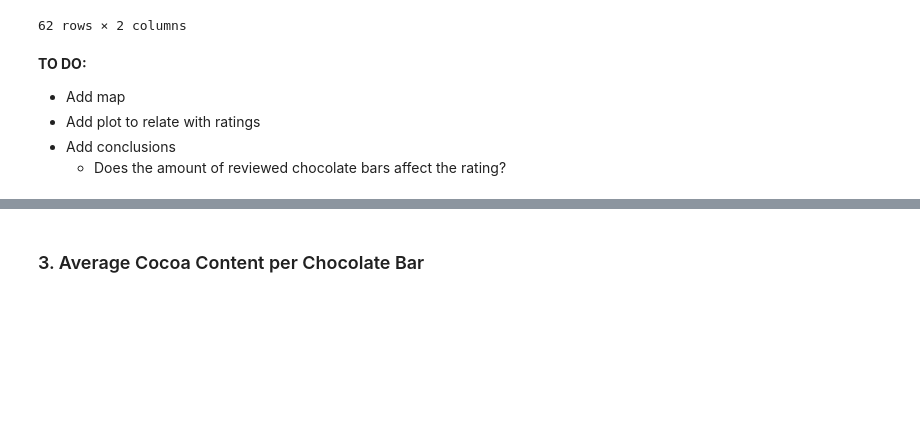
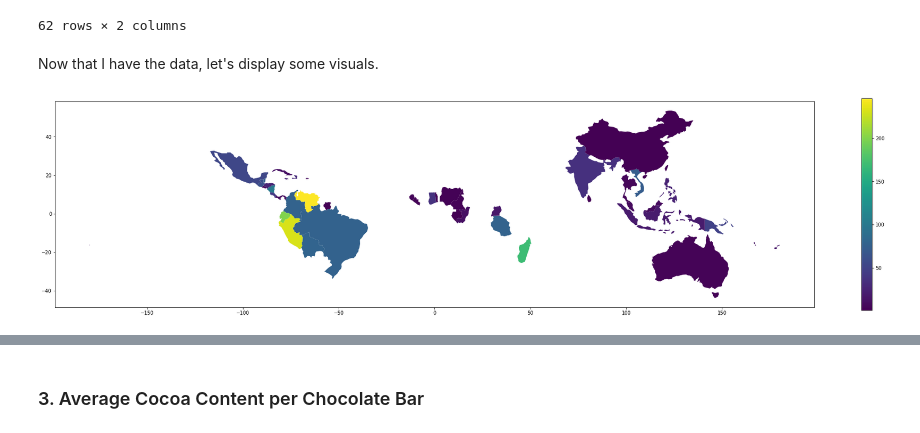
Before and after one commit to Maria-Inigo/Chocolate-Bars, a Jupyter notebook: Notebooks/2-EDA.ipynb, the cells around one changed output, grey strips where cells are left out. Cells and saved outputs as stored; diff of their text form; code cells hidden in the pictures; blank space fills up the shorter version.

Commit message:
Amount of Chocolate Bars Reviewed by Country of Origin

```diff
--- a/Notebooks/2-EDA.ipynb
+++ b/Notebooks/2-EDA.ipynb
@@ -80,9 +88,12 @@ However, the country of bean origin doesn't seem to be the most accurate way to
 # %%
+# Get the number of reviews per country of origin
 count_origin_df = df['Bean_Origin'].value_counts()
 
+# Reindex and rename the columns
+count_origin_df = count_origin_df.to_frame()
+count_origin_df = count_origin_df.reset_index().rename({'index':'Bean_Origin', 'Bean_Origin':'Number_of_Reviews'}, axis=1)
 
-count_origin_df.to_frame()
-count_origin_df.reset_index().rename({'index':'Bean_Origin', 'Bean_Origin':'Number_of_Reviews'}, axis=1)
+count_origin_df
 # %% [output]
 |  | Bean_Origin | Number_of_Reviews |
 | 0 | Venezuela | 246 |
@@ -97,9 +108,16 @@ count_origin_df.reset_index().rename({'index':'Bean_Origin', 'Bean_Origin':'Numb
 | 60 | Burma | 1 |
 | 61 | DR Congo | 1 |
 62 rows × 2 columns
-# %% [markdown]
-**TO DO:**
-- Add map
-- Add plot to relate with ratings
-- Add conclusions
-  - Does the amount of reviewed chocolate bars affect the rating?
+# %% [markdown]
+Now that I have the data, let's display some visuals.
+# %%
+# Rename the country column to merge it later
+renamed_count_origin_df = count_origin_df.rename(columns={'Bean_Origin':'name'})
+
+# Merge the dataframe with the geodata
+map = pd.merge(geodata, renamed_count_origin_df, how='inner', on='name')
+
+# Display the choropleth
+ratings_map = map.plot(column='Number_of_Reviews', legend=True, legend_kwds={'shrink': 0.4}, figsize=(35, 20), missing_kwds={"color": "purple"})
+# %% [output]
+[figure, added]
```
Also changed, not shown: parts of 8 cells of this notebook.
